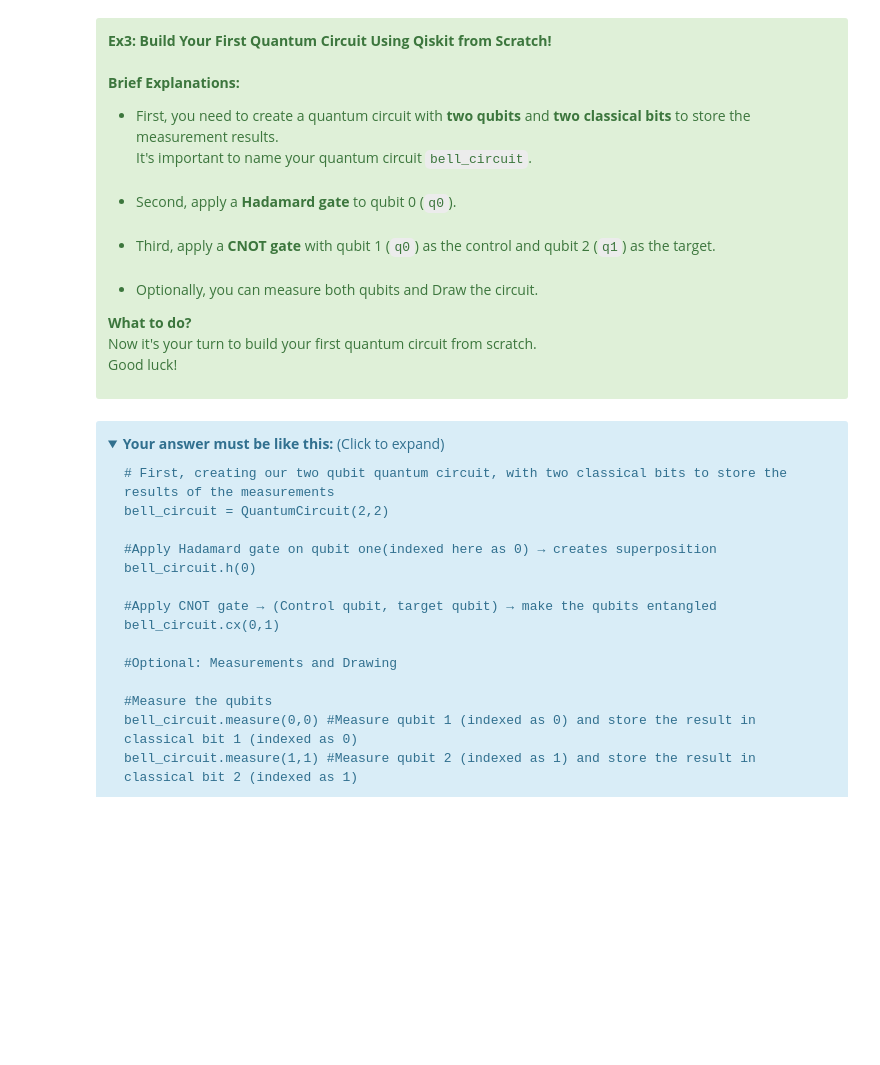
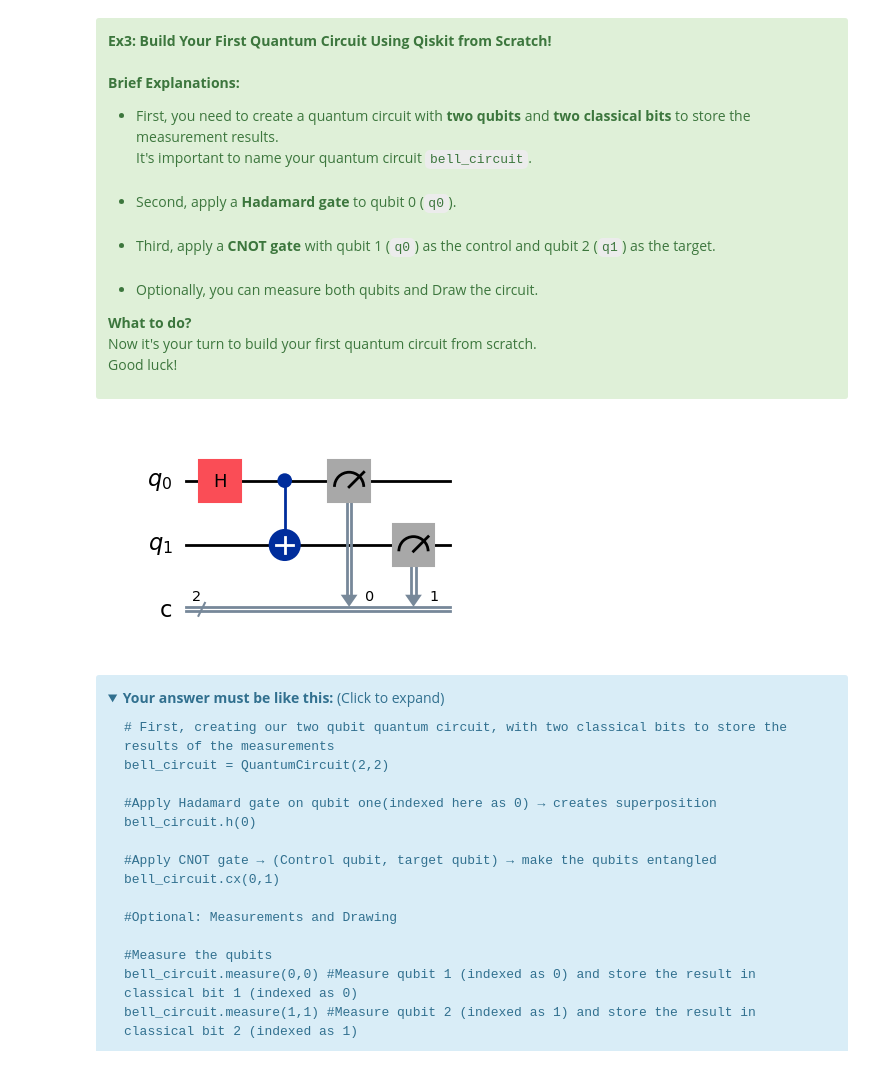
Before and after one commit to TartFroYo/Ensure_Healthcare, a Jupyter notebook: A-Brief-Intro-to-Quantum-Computing-with-Qiskit-En.ipynb, the cells around one changed output. Drawn from its saved outputs; the diff is of its cells as text; code cells hidden in the pictures; folded sections open; blank space fills up the shorter version.

```diff
--- a/A-Brief-Intro-to-Quantum-Computing-with-Qiskit-En.ipynb
+++ b/A-Brief-Intro-to-Quantum-Computing-with-Qiskit-En.ipynb
@@ -535,6 +548,17 @@ Good luck!
 </div>
 # %%
 #Build your quantum circuit here:
+bell_circuit = QuantumCircuit(2, 2)
+
+bell_circuit.h(0)
+bell_circuit.cx(0,1)
+
+bell_circuit.measure(0,0)
+bell_circuit.measure(1,1)
+
+bell_circuit.draw('mpl')
+# %% [output]
+[figure, added]
 # %% [markdown]
 <div class="alert alert-info">
 <details>
```
Also changed, not shown: parts of 12 cells of this notebook.
